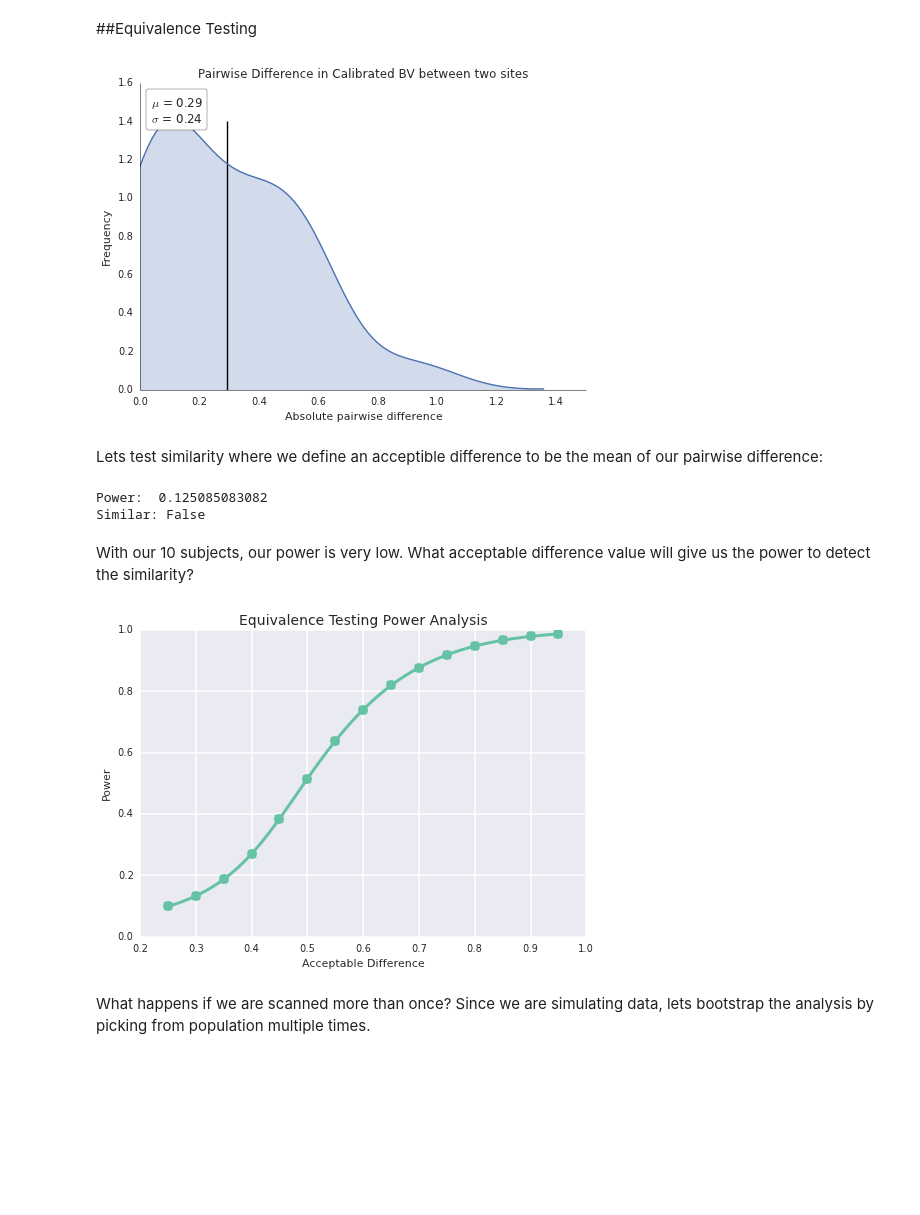
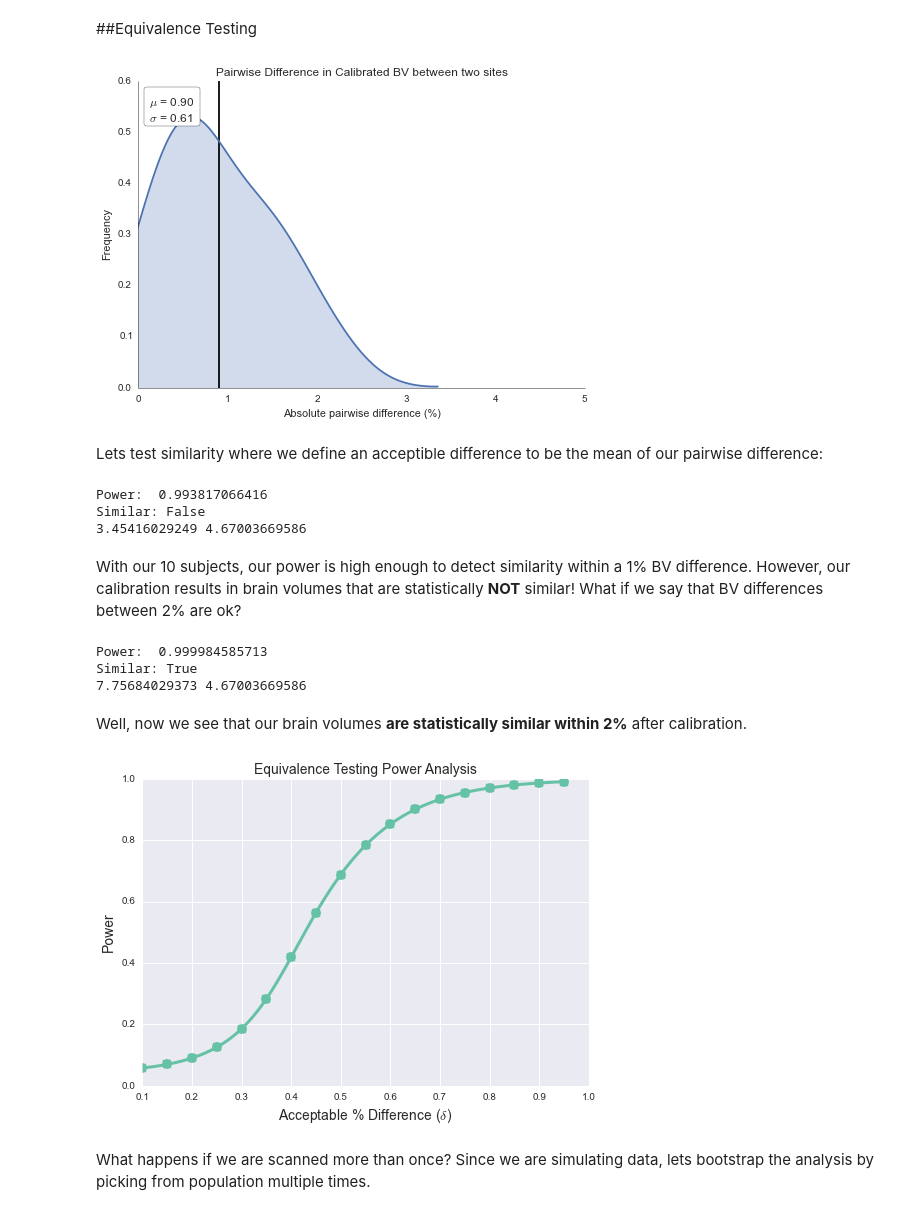
Before and after one commit to akeshavan/bioe_rotation3, a Jupyter notebook: notebooks/Eurotrip.ipynb, the cells around one changed output. Cells and saved outputs as stored; diff of their text form; code cells hidden in the pictures; blank space fills up the shorter version.

```diff
--- a/notebooks/Eurotrip.ipynb
+++ b/notebooks/Eurotrip.ipynb
@@ -71,11 +69,11 @@ Simulate the subjects of project EUROTRIP
 age_euro = np.array([24,24,24,38,37,32,28,30,32,32,50])
 n_euro = len(age_euro)
 BV_euro_real = params['alpha_a']*age_euro + np.random.normal(params['b0'],params['sig_b'][0],n_euro)
-sns.set_axes_style("nogrid","notebook")
+sns.set_style("white")
 # Lets get scanned twice
-BV_euro_real = np.hstack((BV_euro_real,BV_euro_real))
-age_euro = np.hstack((age_euro,age_euro))
-n_euro = len(age_euro)
+#BV_euro_real = np.hstack((BV_euro_real,BV_euro_real))
+#age_euro = np.hstack((age_euro,age_euro))
+#n_euro = len(age_euro)
 
 BV_euro_1 = params['alpha'][0]*BV_euro_real+np.random.normal(params['gamma'][0],params['sig_s'][0]*1/sqrt(2),n_euro)
 BV_euro_2 = params['alpha'][1]*BV_euro_real+np.random.normal(params['gamma'][1],params['sig_s'][1]*1/sqrt(2),n_euro)
@@ -109,7 +107,7 @@ sim['BV_hc_1'] = np.hstack((sim['BV_hc_1'],BV_euro_1))
 sim['BV_hc_2'] = np.hstack((sim['BV_hc_2'],BV_euro_2))
 sim['age_hc'] = np.hstack((sim['age_hc'],age_euro))
 # %%
-sns.set_axes_style("darkgrid","notebook")
+sns.set_style("darkgrid")
 ax = run_calib(sim,True)
 ax[1].set_ylim([1700,2200]);
 ppl.remove_chartjunk(ax[0],["top","right"])
@@ -119,11 +117,13 @@ ppl.remove_chartjunk(ax[1],["top","right"])
 # %% [markdown]
 Compute calibrated BV of controls from each site
 # %%
-z_site_1 = (sim['BV_hc_1'] - sim['hc_1_calib'].fittedvalues)/np.std(sim['BV_hc_1'] - sim['hc_1_calib'].fittedvalues)
-z_site_2 = (sim['BV_hc_2'] - sim['hc_2_calib'].fittedvalues)/np.std(sim['BV_hc_2'] - sim['hc_2_calib'].fittedvalues)
+#z_site_1 = (sim['BV_hc_1'] - sim['hc_1_calib'].fittedvalues)/np.std(sim['BV_hc_1'] - sim['hc_1_calib'].fittedvalues)
+#z_site_2 = (sim['BV_hc_2'] - sim['hc_2_calib'].fittedvalues)/np.std(sim['BV_hc_2'] - sim['hc_2_calib'].fittedvalues)
+z_site_1 = sim["calib"].predict(sm.add_constant(sim["BV_hc_1"]))
+z_site_2 = sim["BV_hc_2"]
 # %%
+sns.set_style("white")
 _,ax=subplots(1)
-sns.set_axes_style("nogrid","notebook")
 sns.kdeplot(z_site_1,shade=True,label="Site 1 Z",color=ppl.set2[0],ax=ax)
 sns.kdeplot(z_site_2,shade=True,label="Site 2 Z",color=ppl.set2[1],ax=ax)
 title("Z score distribution of controls")
@@ -149,16 +149,16 @@ ppl.remove_chartjunk(ax,["top","right"])
 ##Equivalence Testing
 # %%
 _,ax = subplots(1)
-pdiff = np.abs(z_euro_1-z_euro_2)
-sns.kdeplot(pdiff,shade=True,ax=ax)
+pdiff = np.abs(z_euro_1-z_euro_2)/z_euro_2
+sns.kdeplot(pdiff*100,shade=True,ax=ax)
 title("Pairwise Difference in Calibrated BV between two sites")
 ppl.remove_chartjunk(ax,["top","right"])
-ax.set_xlim([0,1.5]);
-ax.set_xlabel("Absolute pairwise difference")
+ax.set_xlim([0,5]);
+ax.set_xlabel("Absolute pairwise difference (%)")
 ax.set_ylabel("Frequency");
-ax.vlines(np.mean(pdiff),0,1.4);
-at = get_label("$\mu$ = %2.2f\n$\sigma$ = %2.2f"%(np.mean(pdiff),np.std(pdiff)),2)
+ax.vlines(np.mean(pdiff*100),0,.60);
+at = get_label("$\mu$ = %2.2f\n$\sigma$ = %2.2f"%(np.mean(pdiff)*100,np.std(pdiff)*100),2)
 ax.add_artist(at);
 # %% [output]
-[figure, old version]
+[figure, new version]
 # %%
@@ -173,14 +174,27 @@ def eq_test(pdiff,e):
 # %% [markdown]
 Lets test similarity where we define an acceptible difference to be the mean of our pairwise difference:
 # %%
-P,T,C = eq_test(pdiff,0.29)
+P,T,C = eq_test(pdiff,.01)
 print "Power: ", P
 print "Similar:", C > T
+print C,T
 # %% [output]
-Power:  0.125085083082
+Power:  0.993817066416
 Similar: False
+3.45416029249 4.67003669586
-# %% [markdown]
-With our 10 subjects, our power is very low. What acceptable difference value will give us the power to detect the similarity?
+# %% [markdown]
+With our 10 subjects, our power is high enough to detect similarity within a 1% BV difference. However, our calibration results in brain volumes that are statistically **NOT** similar! What if we say that BV differences between 2% are ok?
+# %%
+P,T,C = eq_test(pdiff,.02)
+print "Power: ", P
+print "Similar:", C > T
+print C,T
+# %% [output]
+Power:  0.999984585713
+Similar: True
+7.75684029373 4.67003669586
+# %% [markdown]
+Well, now we see that our brain volumes **are statistically similar within 2%** after calibration.
 # %%
 Ps = []
 Ts = []
@@ -198,15 +212,15 @@ def draw_interp(x,y,ax,**kwargs):
              f2(linspace(min(x),max(x),100)),
              **kwargs)
 # %%
+sns.set_style("darkgrid")
 _,x = subplots(1)
-sns.set_axes_style("darkgrid","notebook")
-ppl.plot(x,test_E,Ps,marker='o',markersize=10,color=ppl.set2[0],linewidth=0)
-draw_interp(test_E,np.array(Ps),x,linewidth=3,color=ppl.set2[0])
-x.set_xlabel("Acceptable Difference")
-x.set_ylabel("Power");
+ppl.plot(x,test_E*100,Ps,marker='o',markersize=10,color=ppl.set2[0],linewidth=0)
+draw_interp(test_E*100,np.array(Ps),x,linewidth=3,color=ppl.set2[0])
+x.set_xlabel("Acceptable % Difference ($\delta$)",size=14)
+x.set_ylabel("Power",size=14);
 x.set_title("Equivalence Testing Power Analysis",size=14);
 # %% [output]
-[figure, old version]
+[figure, new version]
 # %% [markdown]
 What happens if we are scanned more than once? Since we are simulating data, lets bootstrap the analysis by picking from population multiple times.
 # %%
```
Also changed, not shown: parts of 18 cells of this notebook.
